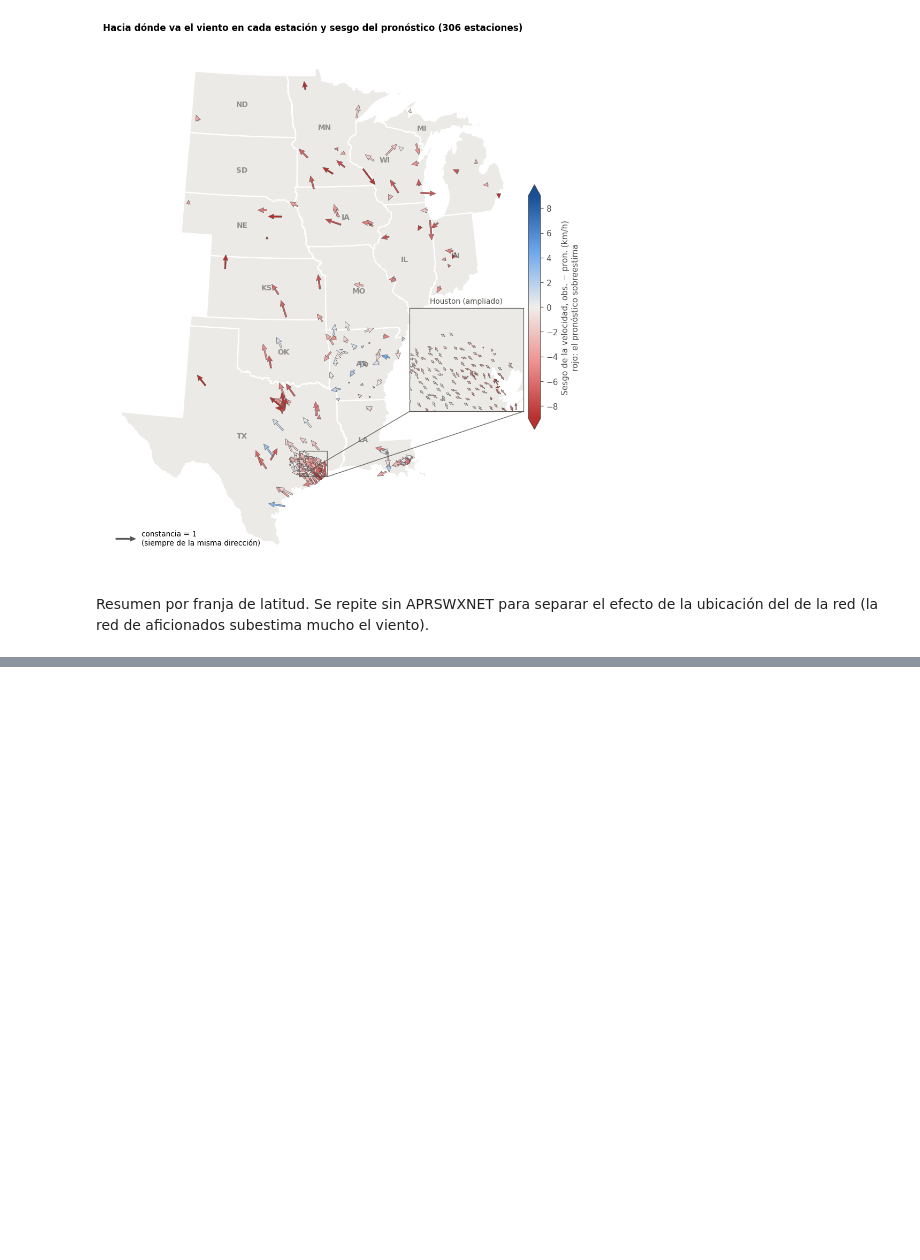
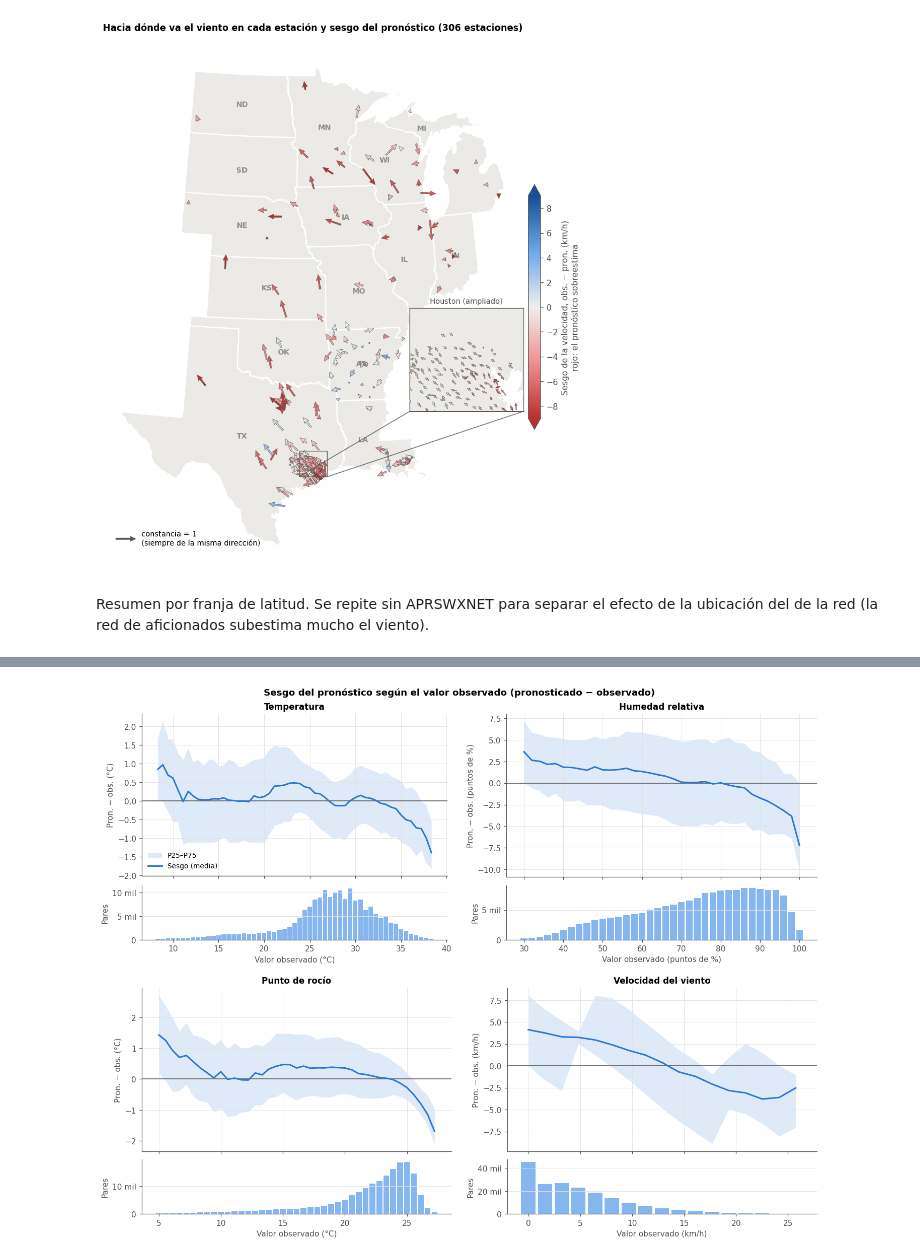
Before and after one commit to franconieto3/TPI_Taller_analisis_de_datos, a Jupyter notebook: notebooks/relaciones-bivariadas.ipynb, the cells around one changed output, grey strips where cells are left out. Saved outputs shown, nothing was run; the diff lists cells and outputs as text; code cells hidden in the pictures; blank space fills up the shorter version.

```diff
--- a/notebooks/relaciones-bivariadas.ipynb
+++ b/notebooks/relaciones-bivariadas.ipynb
@@ -717,0 +810,15 @@ tabla_viento_franja
+# %%
+filas = {}
+for nombre, *_ in ERRORES:
+    g = mp.groupby('hora_local')[f'error_{nombre}']
+    sesgo, mae = g.mean(), g.apply(lambda e: e.abs().mean())
+    filas[nombre] = {
+        'Sesgo mín.': sesgo.min(), 'hora sesgo mín.': sesgo.idxmin(),
+        'Sesgo máx.': sesgo.max(), 'hora sesgo máx.': sesgo.idxmax(),
+        'MAE mín.': mae.min(), 'hora MAE mín.': mae.idxmin(),
+        'MAE máx.': mae.max(), 'hora MAE máx.': mae.idxmax(),
+    }
+tabla_error_hora = pd.DataFrame(filas).T
+horas = [c for c in tabla_error_hora if c.startswith('hora')]
+tabla_error_hora[horas] = tabla_error_hora[horas].astype(int)
+tabla_error_hora.round(2)
@@ -717,0 +843,32 @@ tabla_viento_franja
+# %%
+ANCHO_CLASE_OBS = {'Temperatura': 5 / 9, 'Humedad relativa': 2, 'Punto de rocío': 5 / 9, 'Velocidad del viento': 1.609344}
+
+
+def sesgo_por_valor(datos, error, obs, ancho, n_min=200):
+    """Sesgo, P25–P75 y n del error por clase del valor observado (clases centradas en múltiplos del ancho)."""
+    d = datos[[obs, error]].dropna()
+    g = d.groupby((d[obs] / ancho).round() * ancho)[error]
+    tabla = g.agg(n='count', sesgo='mean').join(g.quantile([0.25, 0.75]).unstack())
+    return tabla[tabla['n'] >= n_min]
+
+
+fig = plt.figure(figsize=(13, 10), constrained_layout=True)
+for sf, (nombre, unidad, _, obs, _) in zip(fig.subfigures(2, 2, wspace=0.03, hspace=0.03).flat, ERRORES):
+    ax, ax_n = sf.subplots(2, 1, sharex=True, height_ratios=[3, 1])
+    ancho = ANCHO_CLASE_OBS[nombre]
+    t = sesgo_por_valor(mp, f'error_{nombre}', obs, ancho)
+    ax.axhline(0, color=GRIS_TEXTO, lw=1)
+    ax.fill_between(t.index, t[0.25], t[0.75], color=AZUL, alpha=0.15, linewidth=0, label='P25–P75')
+    ax.plot(t.index, t['sesgo'], color=AZUL, lw=2, label='Sesgo (media)')
+    ax.set(title=nombre, ylabel=f'Pron. − obs. ({unidad})')
+    ax_n.bar(t.index, t['n'], width=ancho * 0.85, color='#86b6ef', linewidth=0)
+    ax_n.set(xlabel=f'Valor observado ({unidad})', ylabel='Pares')
+    ax_n.yaxis.set_major_formatter(lambda v, _: f'{v / 1000:g} mil'.replace('.', ',') if v else '0')
+    ax_n.grid(axis='x', visible=False)
+    if nombre == ERRORES[0][0]:
+        ax.legend(frameon=False, loc='lower left', fontsize=9)
+fig.suptitle('Sesgo del pronóstico según el valor observado (pronosticado − observado)', fontweight='bold')
+figuras['10_sesgo_segun_observado'] = fig
+plt.show()
+# %% [output]
+[figure, added]
```
Also changed, not shown: parts of 14 cells of this notebook.
